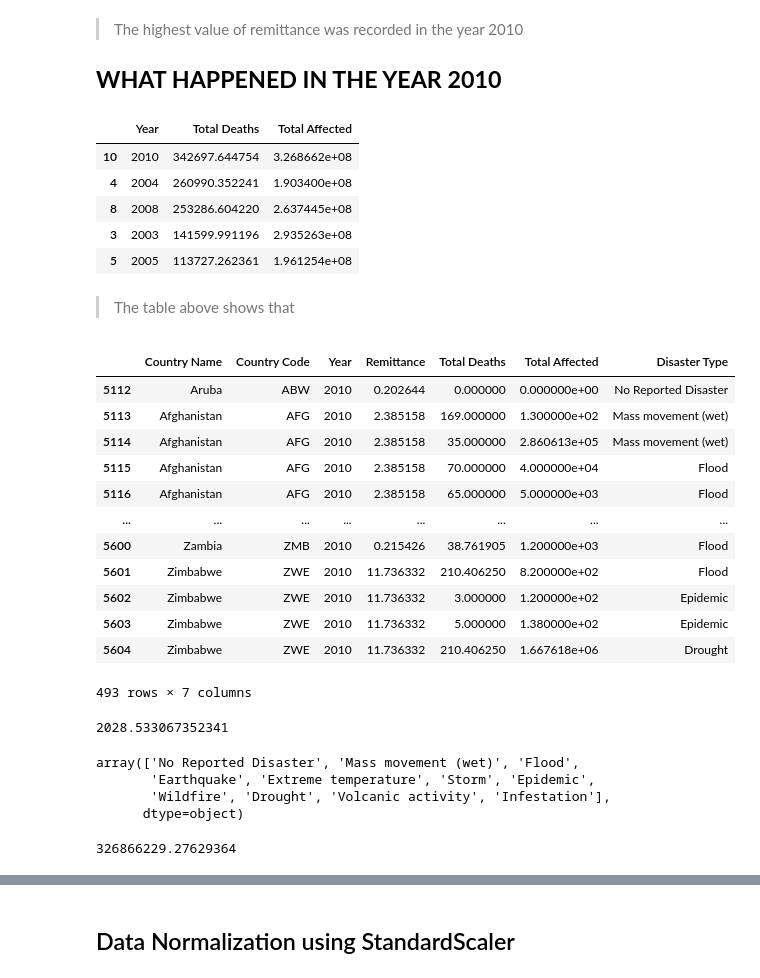
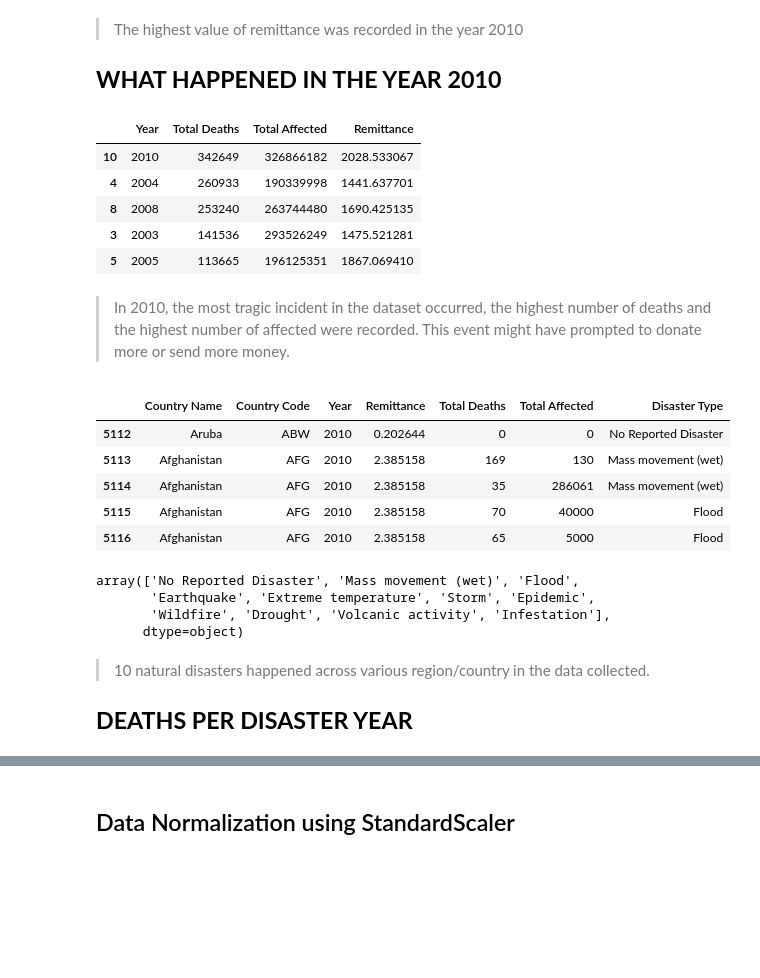
Before and after one commit to PowerBIhamoye/NaturalDisasterRemittanceFlow, a Jupyter notebook: remittance.ipynb, the cells around one changed output, grey strips where cells are left out. Drawn from its saved outputs; the diff is of its cells as text; code cells hidden in the pictures; blank space fills up the shorter version.

```diff
--- a/remittance.ipynb
+++ b/remittance.ipynb
@@ -446,3 +447,7 @@ Data columns (total 7 columns):
  6   Disaster Type   11095 non-null  object
 dtypes: float64(3), object(4)
 memory usage: 606.9+ KB
+# %%
+# changed some feature datatype
+merged_data['Total Deaths'] = merged_data['Total Deaths'].astype(int)
+merged_data['Total Affected'] = merged_data['Total Affected'].astype(int)
@@ -563,36 +555,26 @@ plt.xticks(rotation=90);
 
 ## **WHAT HAPPENED IN THE YEAR 2010**
 # %%
-merged_data.groupby('Year')[['Total Deaths', 'Total Affected']].sum().reset_index().\
+merged_data.groupby('Year')[['Total Deaths', 'Total Affected', 'Remittance']].sum().reset_index().\
                     sort_values(by=['Total Deaths', 'Total Affected'], ascending=False).head()
 # %% [output]
-|  | Year | Total Deaths | Total Affected |
-| 10 | 2010 | 342697.644754 | 3.268662e+08 |
-| 4 | 2004 | 260990.352241 | 1.903400e+08 |
-| 8 | 2008 | 253286.604220 | 2.637445e+08 |
-| 3 | 2003 | 141599.991196 | 2.935263e+08 |
-| 5 | 2005 | 113727.262361 | 1.961254e+08 |
+|  | Year | Total Deaths | Total Affected | Remittance |
+| 10 | 2010 | 342649 | 326866182 | 2028.533067 |
+| 4 | 2004 | 260933 | 190339998 | 1441.637701 |
+| 8 | 2008 | 253240 | 263744480 | 1690.425135 |
+| 3 | 2003 | 141536 | 293526249 | 1475.521281 |
+| 5 | 2005 | 113665 | 196125351 | 1867.069410 |
 # %% [markdown]
-> The table above shows that
+> In 2010, the most tragic incident in the dataset occurred, the highest number of deaths and the highest number of affected were recorded. This event might have prompted to donate more or send more money.
 # %%
+# the code in this cell gets only the 2010 disasters
 year_2010 = merged_data.query('Year == "2010"')
-year_2010
+year_2010.head()
 # %% [output]
 |  | Country Name | Country Code | Year | Remittance | Total Deaths | Total Affected | Disaster Type |
-| 5112 | Aruba | ABW | 2010 | 0.202644 | 0.000000 | 0.000000e+00 | No Reported Disaster |
-| 5113 | Afghanistan | AFG | 2010 | 2.385158 | 169.000000 | 1.300000e+02 | Mass movement (wet) |
-| 5114 | Afghanistan | AFG | 2010 | 2.385158 | 35.000000 | 2.860613e+05 | Mass movement (wet) |
-| 5115 | Afghanistan | AFG | 2010 | 2.385158 | 70.000000 | 4.000000e+04 | Flood |
-| 5116 | Afghanistan | AFG | 2010 | 2.385158 | 65.000000 | 5.000000e+03 | Flood |
-| ... | ... | ... | ... | ... | ... | ... | ... |
-| 5600 | Zambia | ZMB | 2010 | 0.215426 | 38.761905 | 1.200000e+03 | Flood |
-| 5601 | Zimbabwe | ZWE | 2010 | 11.736332 | 210.406250 | 8.200000e+02 | Flood |
-| 5602 | Zimbabwe | ZWE | 2010 | 11.736332 | 3.000000 | 1.200000e+02 | Epidemic |
-| 5603 | Zimbabwe | ZWE | 2010 | 11.736332 | 5.000000 | 1.380000e+02 | Epidemic |
-| 5604 | Zimbabwe | ZWE | 2010 | 11.736332 | 210.406250 | 1.667618e+06 | Drought |
+| 5112 | Aruba | ABW | 2010 | 0.202644 | 0 | 0 | No Reported Disaster |
+| 5113 | Afghanistan | AFG | 2010 | 2.385158 | 169 | 130 | Mass movement (wet) |
+| 5114 | Afghanistan | AFG | 2010 | 2.385158 | 35 | 286061 | Mass movement (wet) |
+| 5115 | Afghanistan | AFG | 2010 | 2.385158 | 70 | 40000 | Flood |
+| 5116 | Afghanistan | AFG | 2010 | 2.385158 | 65 | 5000 | Flood |
-493 rows × 7 columns
-# %%
-year_2010['Remittance'].sum()
-# %% [output]
-2028.533067352341
 # %%
@@ -602,7 +585,3 @@ array(['No Reported Disaster', 'Mass movement (wet)', 'Flood',
        'Earthquake', 'Extreme temperature', 'Storm', 'Epidemic',
        'Wildfire', 'Drought', 'Volcanic activity', 'Infestation'],
       dtype=object)
-# %%
-year_2010['Total Affected'].sum()
-# %% [output]
-326866229.27629364
@@ -610,0 +588,4 @@ year_2010['Total Deaths'].sum()
+# %% [markdown]
+> 10 natural disasters happened across various region/country in the data collected.
+
+## **DEATHS PER DISASTER YEAR**
```
Also changed, not shown: parts of 22 cells of this notebook.
